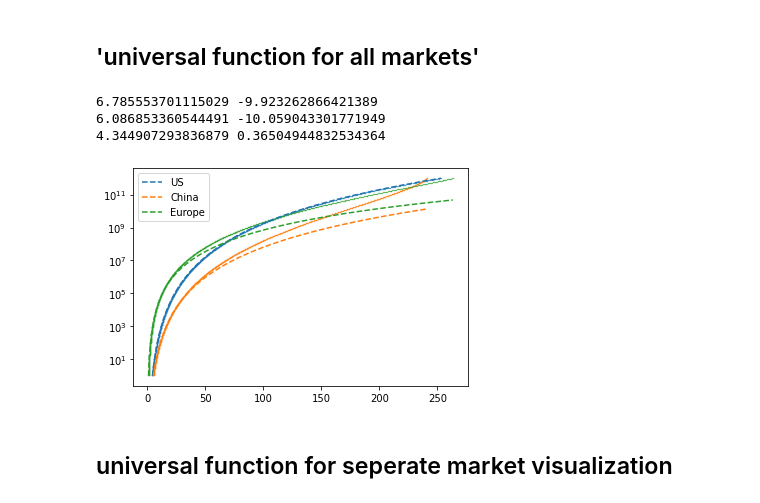
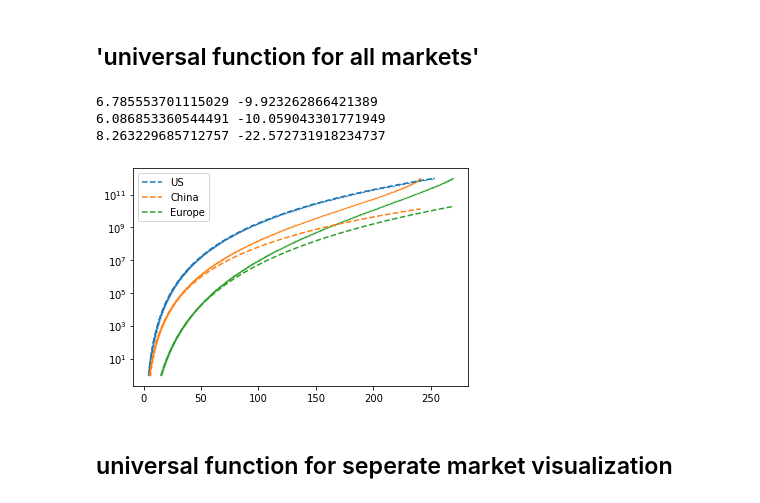
Before and after one commit to try6/company_scaling, a Jupyter notebook: unified_growth_curve.ipynb, the cells around one changed output. Cells and saved outputs as stored; diff of their text form; code cells hidden in the pictures.

```diff
--- a/unified_growth_curve.ipynb
+++ b/unified_growth_curve.ipynb
@@ -38,17 +38,17 @@ ci_ch = C_ch['ni'][0]
 bl_ch = B_ch['lt'][0]
 cl_ch = C_ch['lt'][0]
 
-bi_eur = B_eur['mean_ni'][0]
-ci_eur = C_eur['mean_ni'][0]
+bi_eur = B_eur['ni'][0]
+ci_eur = C_eur['ni'][0]
 bl_eur = B_eur['lt'][0]
 cl_eur = C_eur['lt'][0]
 # %%
 'loading data..'
-data_usa = pd.read_csv('./samples_usa.csv')
+data_usa = pd.read_csv('./data/samples_usa.csv')
 data_usa.sort_values('fyear', ascending = True, inplace=True)
 
-data_eur = pd.read_csv('./samples_eur.csv')
+data_eur = pd.read_csv('./data/samples_eur.csv')
 data_eur.sort_values('fyear', ascending = True, inplace=True)
 
-data_ch = pd.read_csv('./samples_ch.csv')
+data_ch = pd.read_csv('./data/samples_ch.csv')
 data_ch.sort_values('fyear', ascending = True, inplace=True)
@@ -126,54 +121,54 @@ def get_parameter(beta,c_const,beta_l,c_const_l):
 
 
 'US'
-tuned_C_usa = np.log(np.exp(ci_usa)*(1-alpha_usa))
-ff_usa,concave_usa,astar_usa = function_mapping(bi_usa,tuned_C_usa,bl_usa,cl_usa)
+# tuned_C_usa = np.log(np.exp(ci_usa)*(1-alpha_usa))
+ff_usa,concave_usa,astar_usa = function_mapping(bi_usa,ci_usa,bl_usa,cl_usa)
 size_range_usa=np.logspace(0,12,1000);
 'ff is inverse function'
 time_range_usa=ff_usa(size_range_usa)
 plt.scatter(time_range_usa,size_range_usa,s=0.1)
 'power law'
-gama_usa, c_usa = get_parameter(bi_usa,tuned_C_usa,bl_usa,cl_usa)
+gama_usa, c_usa = get_parameter(bi_usa,ci_usa,bl_usa,cl_usa)
 plt.plot(time_range_usa, time_range_usa**gama_usa * np.exp(c_usa), '--',label='US')
 print(gama_usa, c_usa)
 plt.yscale('log')
 
 
 'ch'
-tuned_C_ch = np.log(np.exp(ci_ch)*(1-alpha_ch))#
-ff_ch,concave_ch,astar_ch = function_mapping(bi_ch,tuned_C_ch,bl_ch,cl_ch)
+# tuned_C_ch = np.log(np.exp(ci_ch)*(1-alpha_ch))#
+ff_ch,concave_ch,astar_ch = function_mapping(bi_ch,ci_ch,bl_ch,cl_ch)
 data_noAT_NAN = data_ch.dropna(axis=0, how='any',subset=['inf_at'], inplace=False)
 size_range_ch=np.logspace(0,12,1000);
 time_range_ch=ff_ch(size_range_ch)#, pow(size_range, mean_bi) * np.exp(mean_ci))
 
 plt.scatter(time_range_ch, size_range_ch,s=0.1)
 plt.yscale('log')
-betac = np.exp(tuned_C_ch) * (1 - bi_ch)
-gama_ch, c_ch = get_parameter(bi_ch,tuned_C_ch,bl_ch,cl_ch)
+# betac = np.exp(ci_ch) * (1 - bi_ch)
+gama_ch, c_ch = get_parameter(bi_ch,ci_ch,bl_ch,cl_ch)
 plt.plot(time_range_ch, time_range_ch**gama_ch * np.exp(c_ch), '--',label='China')
 print(gama_ch,c_ch)
 
 
 'eur'
-tuned_C_eur = np.log(np.exp(ci_eur)*(1-alpha_eur))#
-ff_eur,concave_eur,astar_eur = function_mapping(bi_eur,tuned_C_eur,bl_eur,cl_eur)
+# tuned_C_eur = np.log(np.exp(ci_eur)*(1-alpha_eur))#
+ff_eur,concave_eur,astar_eur = function_mapping(bi_eur,ci_eur,bl_eur,cl_eur)
 data_noAT_NAN = data_eur.dropna(axis=0, how='any',subset=['inf_at'], inplace=False)
 size_range_eur=np.logspace(0,12,1000);
 time_range_eur=ff_eur(size_range_eur)#, pow(size_range, mean_bi) * np.exp(mean_ci))
 
 plt.scatter(time_range_eur, size_range_eur,s=0.1)
 plt.yscale('log')
-betac = np.exp(tuned_C_eur) * (1 - bi_eur)
-gama_eur, c_eur = get_parameter(bi_eur,tuned_C_eur,bl_eur,cl_eur)
+# betac = np.exp(tuned_C_eur) * (1 - bi_eur)
+gama_eur, c_eur = get_parameter(bi_eur,ci_eur,bl_eur,cl_eur)
 plt.plot(time_range_eur, time_range_eur**gama_eur * np.exp(c_eur), '--',label='Europe')
 print(gama_eur,c_eur)
 plt.legend()
 plt.show()
 # %% [output]
 6.785553701115029 -9.923262866421389
 6.086853360544491 -10.059043301771949
-4.344907293836879 0.36504944832534364
+8.263229685712757 -22.572731918234737
-[figure, old version]
+[figure, new version]
 # %% [markdown]
 ## universal function for seperate market visualization
 # %%
```
Also changed, not shown: parts of 2 cells of this notebook, 1 other file.
